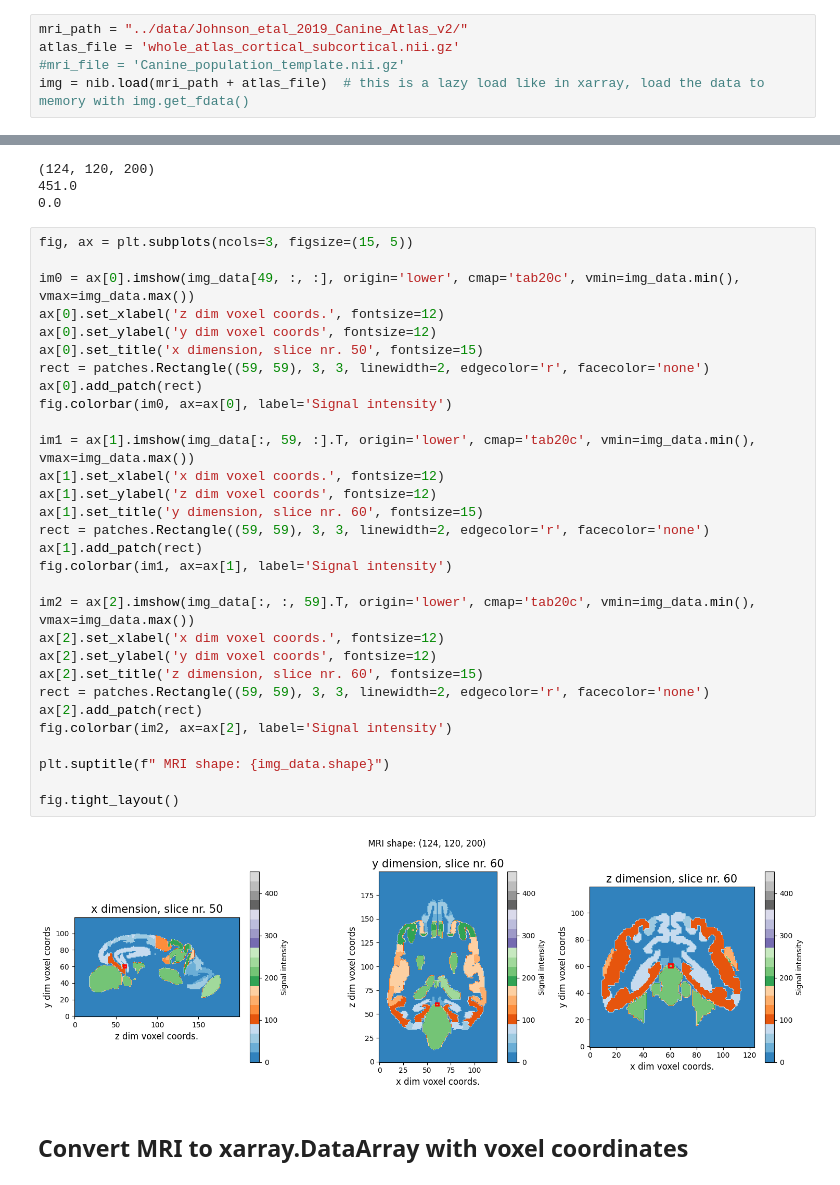
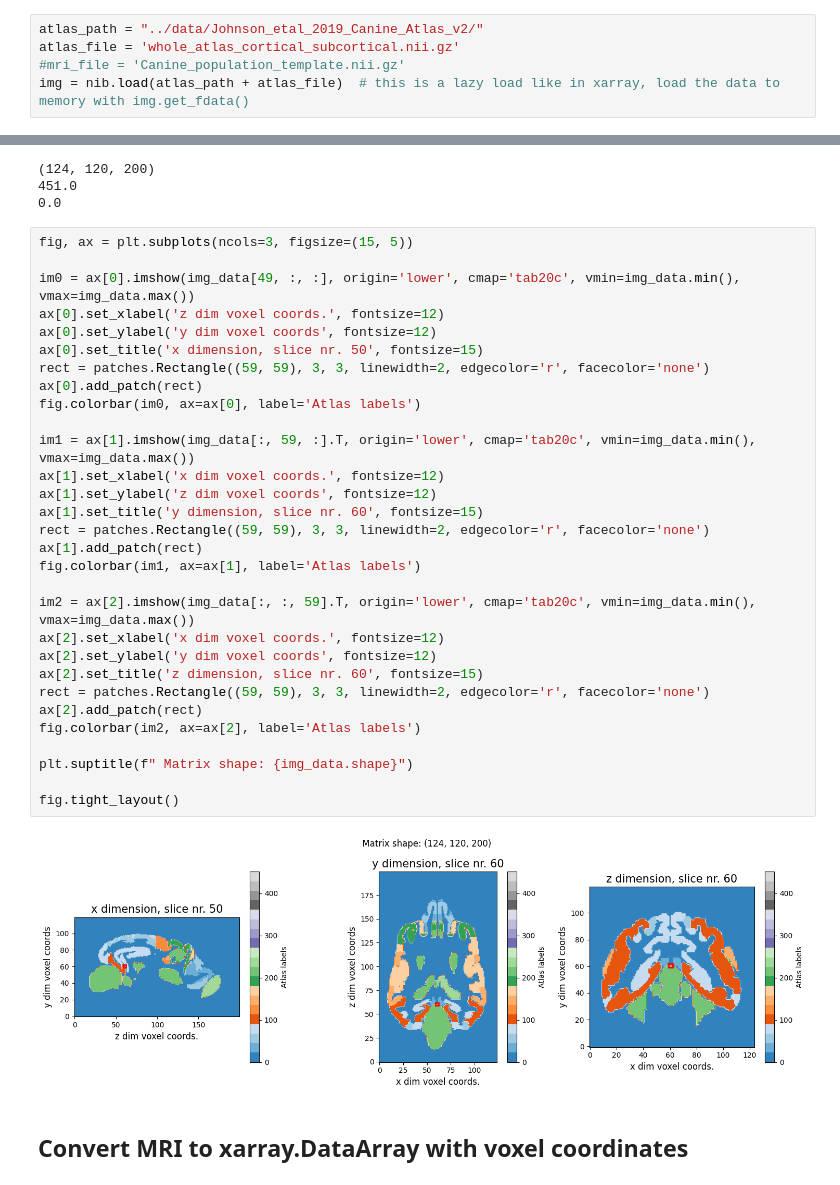
Before and after one commit to mleiwe/PathologyRegistrationPipeline, a Jupyter notebook: notebooks/20241127_FS_atlas_add_coords.ipynb, the cells around one changed output, grey strips where cells are left out. Drawn from its saved outputs; the diff is of its cells as text.

```diff
--- a/notebooks/20241127_FS_atlas_add_coords.ipynb
+++ b/notebooks/20241127_FS_atlas_add_coords.ipynb
@@ -27,10 +24,10 @@ np.set_printoptions(suppress=True, precision=4)  # suppresses scientific notatio
 # %% [markdown]
 ## Lazy load data
 # %%
-mri_path = "../data/Johnson_etal_2019_Canine_Atlas_v2/"
+atlas_path = "../data/Johnson_etal_2019_Canine_Atlas_v2/"
 atlas_file = 'whole_atlas_cortical_subcortical.nii.gz'
 #mri_file = 'Canine_population_template.nii.gz'
-img = nib.load(mri_path + atlas_file)  # this is a lazy load like in xarray, load the data to memory with img.get_fdata()
+img = nib.load(atlas_path + atlas_file)  # this is a lazy load like in xarray, load the data to memory with img.get_fdata()
 # %%
 print(type(img))
 # %% [output]
@@ -87,35 +84,35 @@ print(img_data.min())
 # %%
 fig, ax = plt.subplots(ncols=3, figsize=(15, 5))
 
 im0 = ax[0].imshow(img_data[49, :, :], origin='lower', cmap='tab20c', vmin=img_data.min(), vmax=img_data.max())
 ax[0].set_xlabel('z dim voxel coords.', fontsize=12)
 ax[0].set_ylabel('y dim voxel coords', fontsize=12)
 ax[0].set_title('x dimension, slice nr. 50', fontsize=15)
 rect = patches.Rectangle((59, 59), 3, 3, linewidth=2, edgecolor='r', facecolor='none')
 ax[0].add_patch(rect)
-fig.colorbar(im0, ax=ax[0], label='Signal intensity')
+fig.colorbar(im0, ax=ax[0], label='Atlas labels')
 
 im1 = ax[1].imshow(img_data[:, 59, :].T, origin='lower', cmap='tab20c', vmin=img_data.min(), vmax=img_data.max())
 ax[1].set_xlabel('x dim voxel coords.', fontsize=12)
 ax[1].set_ylabel('z dim voxel coords', fontsize=12)
 ax[1].set_title('y dimension, slice nr. 60', fontsize=15)
 rect = patches.Rectangle((59, 59), 3, 3, linewidth=2, edgecolor='r', facecolor='none')
 ax[1].add_patch(rect)
-fig.colorbar(im1, ax=ax[1], label='Signal intensity')
+fig.colorbar(im1, ax=ax[1], label='Atlas labels')
 
 im2 = ax[2].imshow(img_data[:, :, 59].T, origin='lower', cmap='tab20c', vmin=img_data.min(), vmax=img_data.max())
 ax[2].set_xlabel('x dim voxel coords.', fontsize=12)
 ax[2].set_ylabel('y dim voxel coords', fontsize=12)
 ax[2].set_title('z dimension, slice nr. 60', fontsize=15)
 rect = patches.Rectangle((59, 59), 3, 3, linewidth=2, edgecolor='r', facecolor='none')
 ax[2].add_patch(rect)
-fig.colorbar(im2, ax=ax[2], label='Signal intensity')
+fig.colorbar(im2, ax=ax[2], label='Atlas labels')
 
-plt.suptitle(f" MRI shape: {img_data.shape}")
+plt.suptitle(f" Matrix shape: {img_data.shape}")
 
 fig.tight_layout()
 # %% [output]
-[figure, old version]
+[figure, new version]
 # %% [markdown]
 ## Convert MRI to xarray.DataArray with voxel coordinates
 # %%
```
Also changed, not shown: parts of 5 cells of this notebook.
